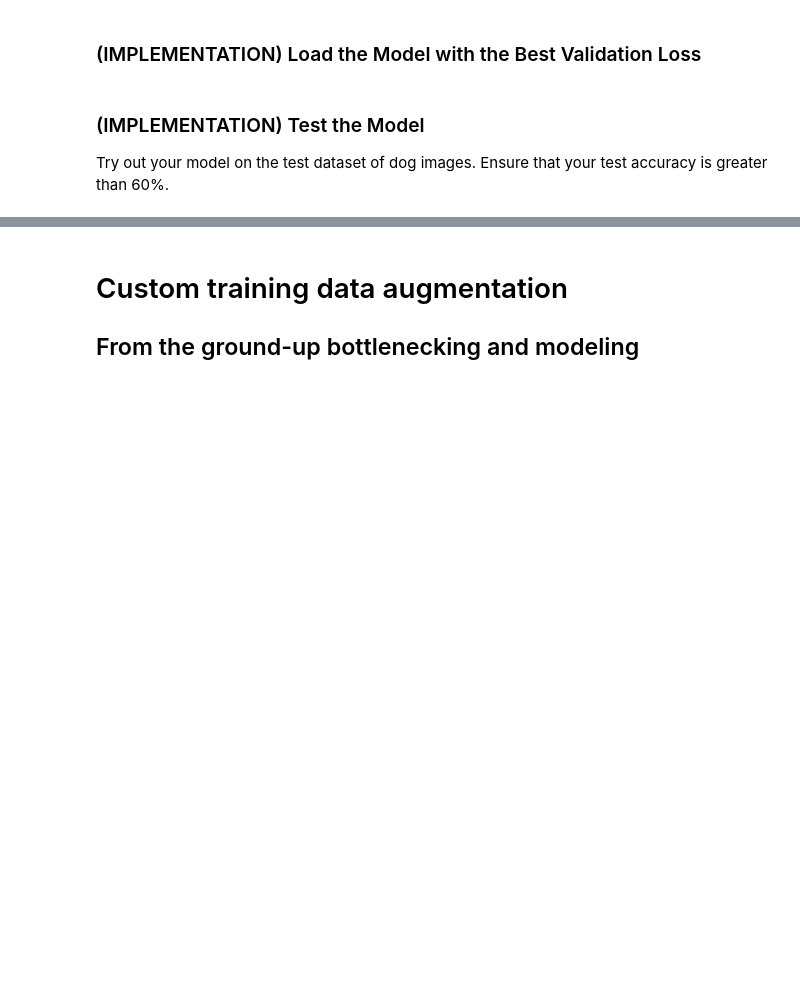
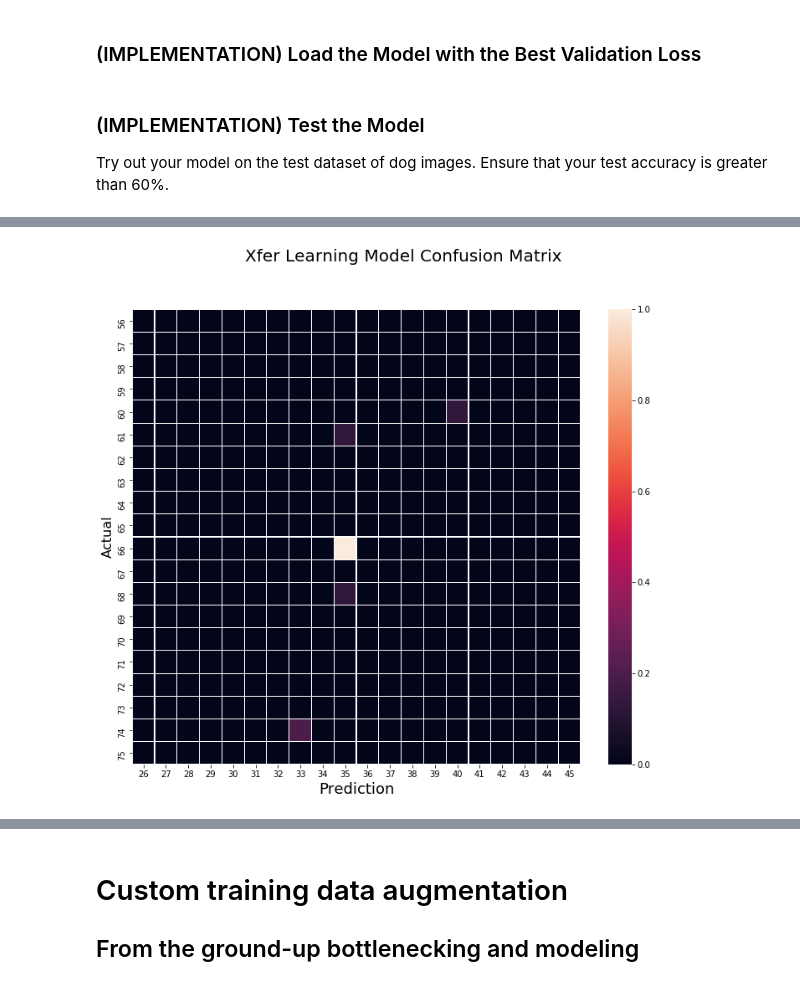
Before and after one commit to jfreds91/DSND_t2_capstone, a Jupyter notebook: dog_app.ipynb, the cells around one changed output, grey strips where cells are left out. Cells and saved outputs as stored; diff of their text form; code cells hidden in the pictures; blank space fills up the shorter version.

```diff
--- a/dog_app.ipynb
+++ b/dog_app.ipynb
@@ -800,0 +938,18 @@ print('Test accuracy: %.4f%%' % test_accuracy)
+# %%
+# zoom
+fig, ax = plt.subplots(1,1,figsize=(12,10))
+cm = confusion_matrix([np.argmax(x) for x in test_targets], custom_predictions)
+cm = cm.astype('float') / cm.sum(axis=1)[:, np.newaxis]
+delta = 20
+ylow = 55
+xlow = 25
+sns.heatmap(cm[ylow:ylow+delta,xlow:xlow+delta],
+            ax = ax,
+            xticklabels = range(xlow+1, xlow+delta+1),
+            yticklabels = range(ylow+1, ylow+delta+1),
+            linewidth = .1);
+fig.suptitle('Xfer Learning Model Confusion Matrix', fontsize=20);
+plt.xlabel('Prediction', fontsize=18);
+plt.ylabel('Actual', fontsize=16);
+# %% [output]
+[figure, added]
```
Also changed, not shown: parts of 75 cells of this notebook, 5 other files.
